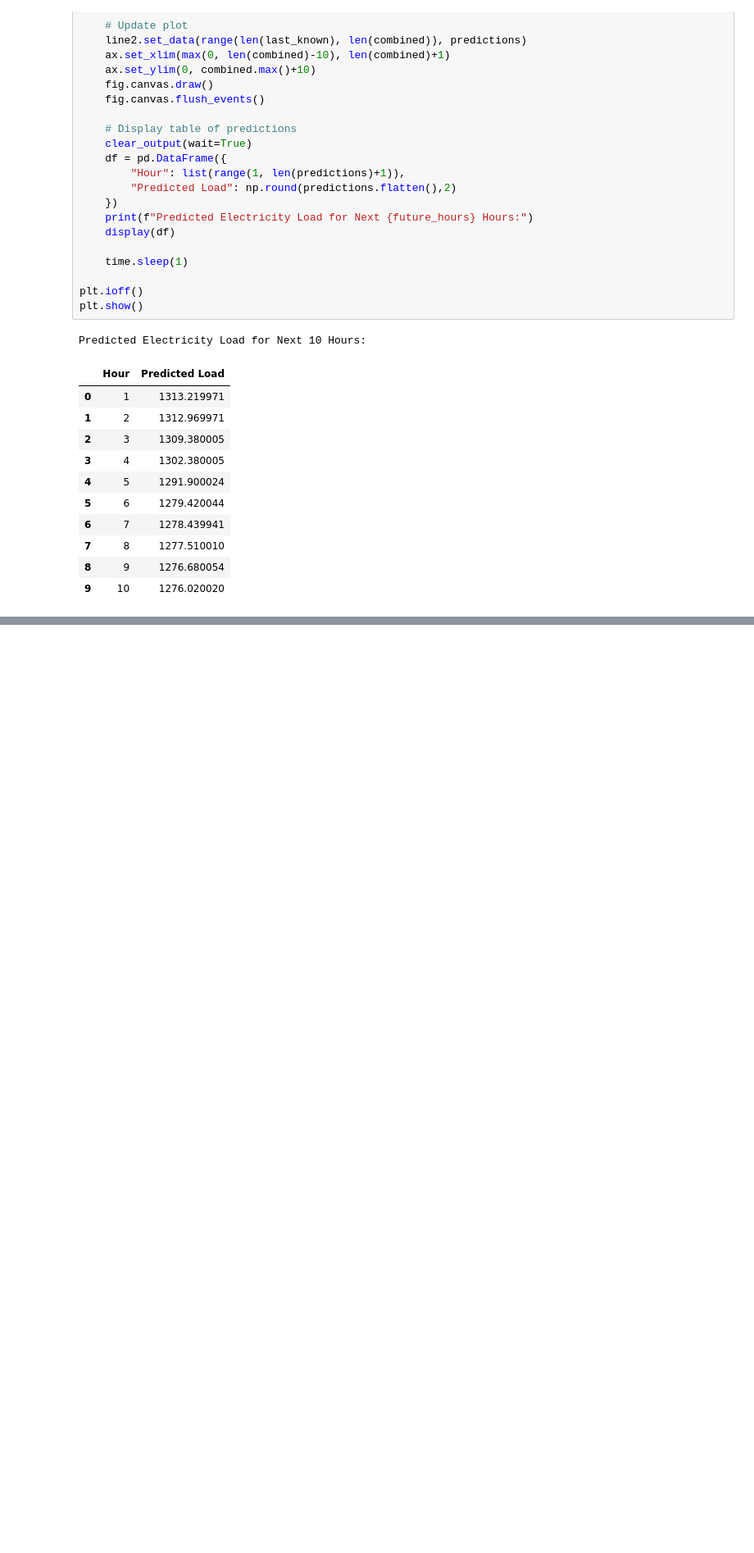
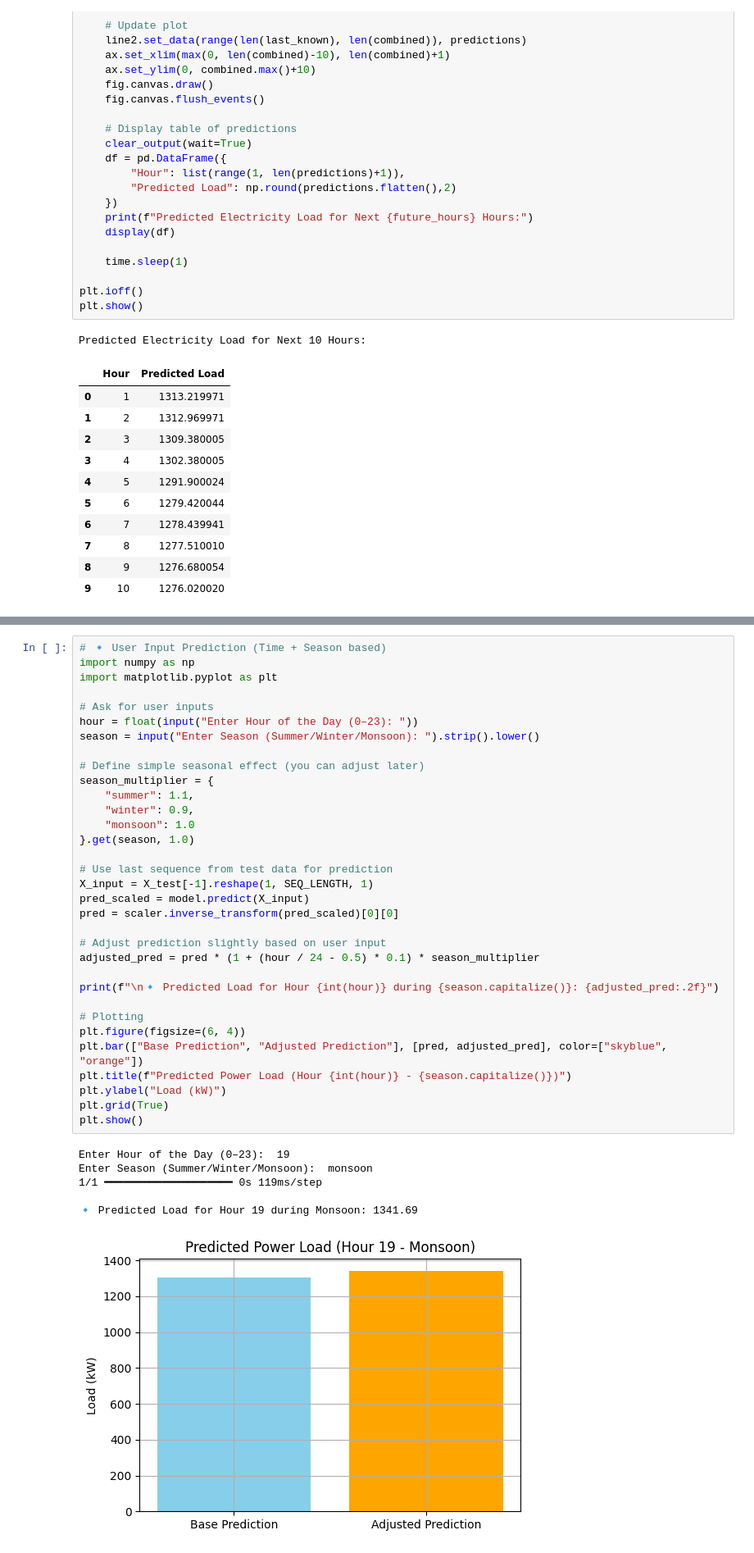
Before and after one commit to akshaya20055/BFEEMD_LSTM_Electricity_Load_Prediction, a Jupyter notebook: bfeemd_lstm_predict_analysis.ipynb, the cells around one changed output, grey strips where cells are left out. Shown at 82% size. Saved outputs shown, nothing was run; the diff lists cells and outputs as text; blank space fills up the shorter version.

```diff
--- a/bfeemd_lstm_predict_analysis.ipynb
+++ b/bfeemd_lstm_predict_analysis.ipynb
@@ -548,0 +710,40 @@ Predicted Electricity Load for Next 10 Hours:
+# %%
+# 🔹 User Input Prediction (Time + Season based)
+import numpy as np
+import matplotlib.pyplot as plt
+
+# Ask for user inputs
+hour = float(input("Enter Hour of the Day (0–23): "))
+season = input("Enter Season (Summer/Winter/Monsoon): ").strip().lower()
+
+# Define simple seasonal effect (you can adjust later)
+season_multiplier = {
+    "summer": 1.1,
+    "winter": 0.9,
+    "monsoon": 1.0
+}.get(season, 1.0)
+
+# Use last sequence from test data for prediction
+X_input = X_test[-1].reshape(1, SEQ_LENGTH, 1)
+pred_scaled = model.predict(X_input)
+pred = scaler.inverse_transform(pred_scaled)[0][0]
+
+# Adjust prediction slightly based on user input
+adjusted_pred = pred * (1 + (hour / 24 - 0.5) * 0.1) * season_multiplier
+
+print(f"\n🔹 Predicted Load for Hour {int(hour)} during {season.capitalize()}: {adjusted_pred:.2f}")
+
+# Plotting
+plt.figure(figsize=(6, 4))
+plt.bar(["Base Prediction", "Adjusted Prediction"], [pred, adjusted_pred], color=["skyblue", "orange"])
+plt.title(f"Predicted Power Load (Hour {int(hour)} - {season.capitalize()})")
+plt.ylabel("Load (kW)")
+plt.grid(True)
+plt.show()
+# %% [output]
+Enter Hour of the Day (0–23):  19
+Enter Season (Summer/Winter/Monsoon):  monsoon
+1/1 ━━━━━━━━━━━━━━━━━━━━ 0s 119ms/step
+
+🔹 Predicted Load for Hour 19 during Monsoon: 1341.69
+[figure, added]
```
Also changed, not shown: parts of 5 cells of this notebook.
